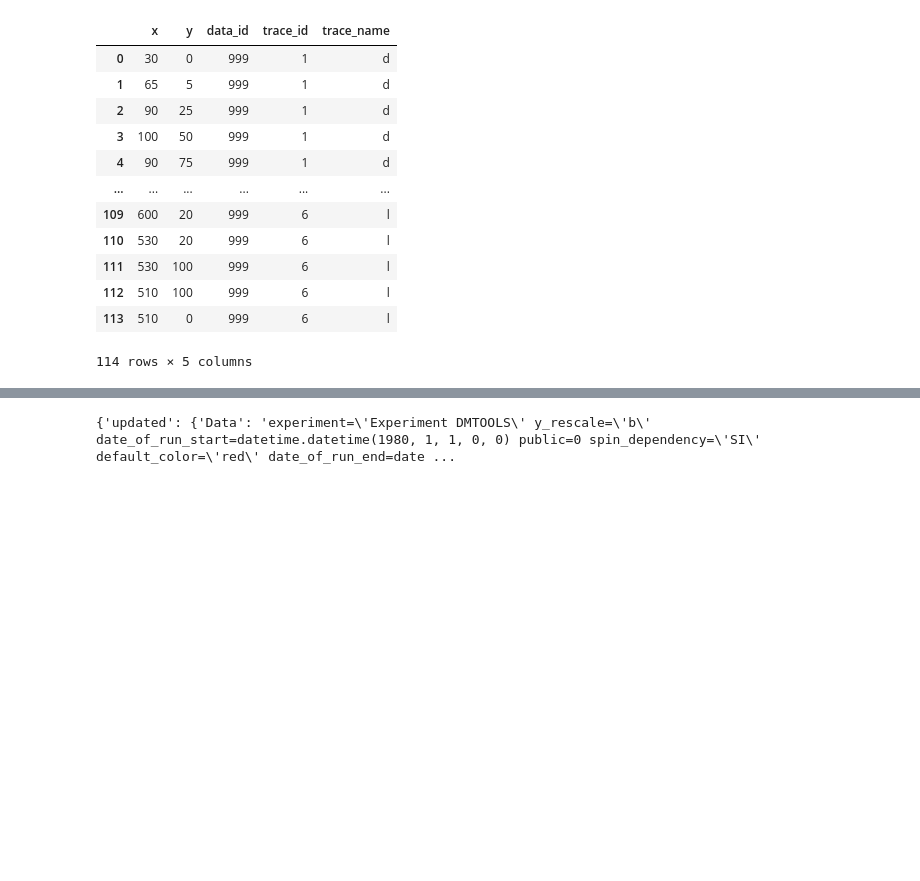
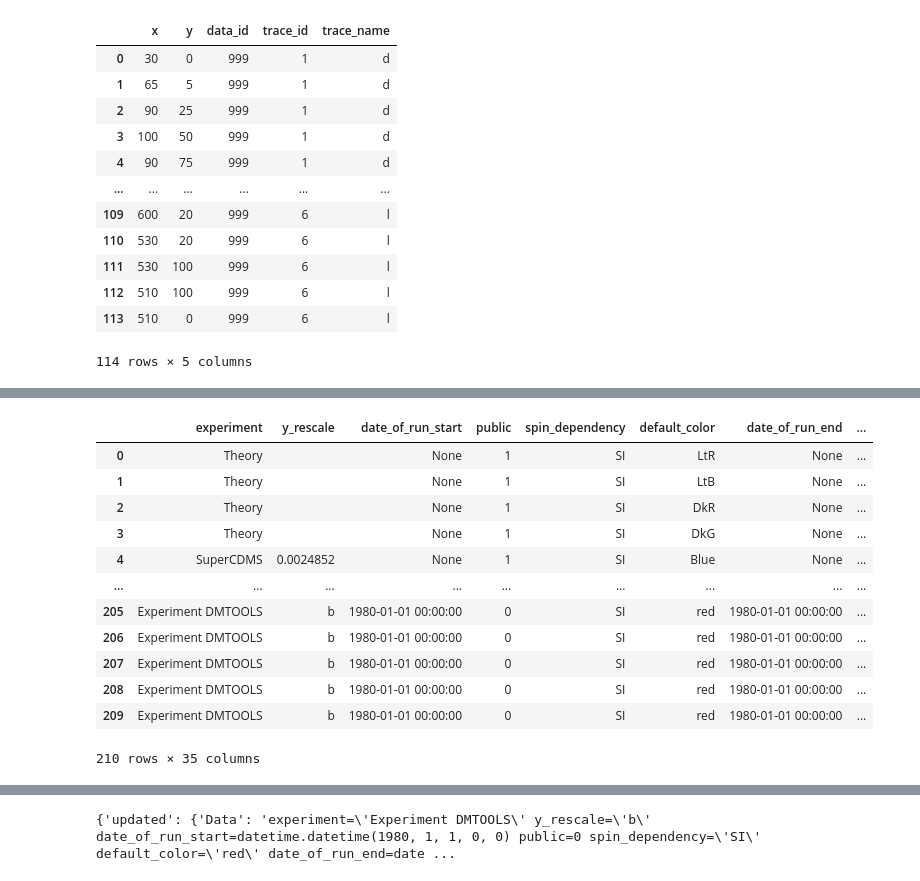
Before and after one commit to BrownParticleAstro/dmtools_notebooks, a Jupyter notebook: Demos/MakePlotPyPiV0.ipynb, the cells around one changed output, grey strips where cells are left out. Drawn from its saved outputs; the diff is of its cells as text; code cells hidden in the pictures; blank space fills up the shorter version.

```diff
--- a/Demos/MakePlotPyPiV0.ipynb
+++ b/Demos/MakePlotPyPiV0.ipynb
@@ -132,6 +134,30 @@ data_json = {
   "official": 0,
   "greatest_hit": 0
 }
+# %%
+purpose = 'read_all'
+subject = 'data'
+Client.create_current_url(purpose, subject, '')
+#json_data = json.dumps(update_data_json)
+#print(json_data)
+r = Client.read_current_as_df()
+#a_data_json_obj = Client.update_current(1,update_data_json,'')
+#r['id']
+r
+# %% [output]
+|  | experiment | y_rescale | date_of_run_start | public | spin_dependency | default_color | date_of_run_end | ... |
+| 0 | Theory |  | None | 1 | SI | LtR | None | ... |
+| 1 | Theory |  | None | 1 | SI | LtB | None | ... |
+| 2 | Theory |  | None | 1 | SI | DkR | None | ... |
+| 3 | Theory |  | None | 1 | SI | DkG | None | ... |
+| 4 | SuperCDMS | 0.0024852 | None | 1 | SI | Blue | None | ... |
+| ... | ... | ... | ... | ... | ... | ... | ... | ... |
+| 205 | Experiment DMTOOLS | b | 1980-01-01 00:00:00 | 0 | SI | red | 1980-01-01 00:00:00 | ... |
+| 206 | Experiment DMTOOLS | b | 1980-01-01 00:00:00 | 0 | SI | red | 1980-01-01 00:00:00 | ... |
+| 207 | Experiment DMTOOLS | b | 1980-01-01 00:00:00 | 0 | SI | red | 1980-01-01 00:00:00 | ... |
+| 208 | Experiment DMTOOLS | b | 1980-01-01 00:00:00 | 0 | SI | red | 1980-01-01 00:00:00 | ... |
+| 209 | Experiment DMTOOLS | b | 1980-01-01 00:00:00 | 0 | SI | red | 1980-01-01 00:00:00 | ... |
+210 rows × 35 columns
 # %%
 purpose = 'create_a'
 subject = 'data'
```
Also changed, not shown: parts of 8 cells of this notebook, 20 other files.
